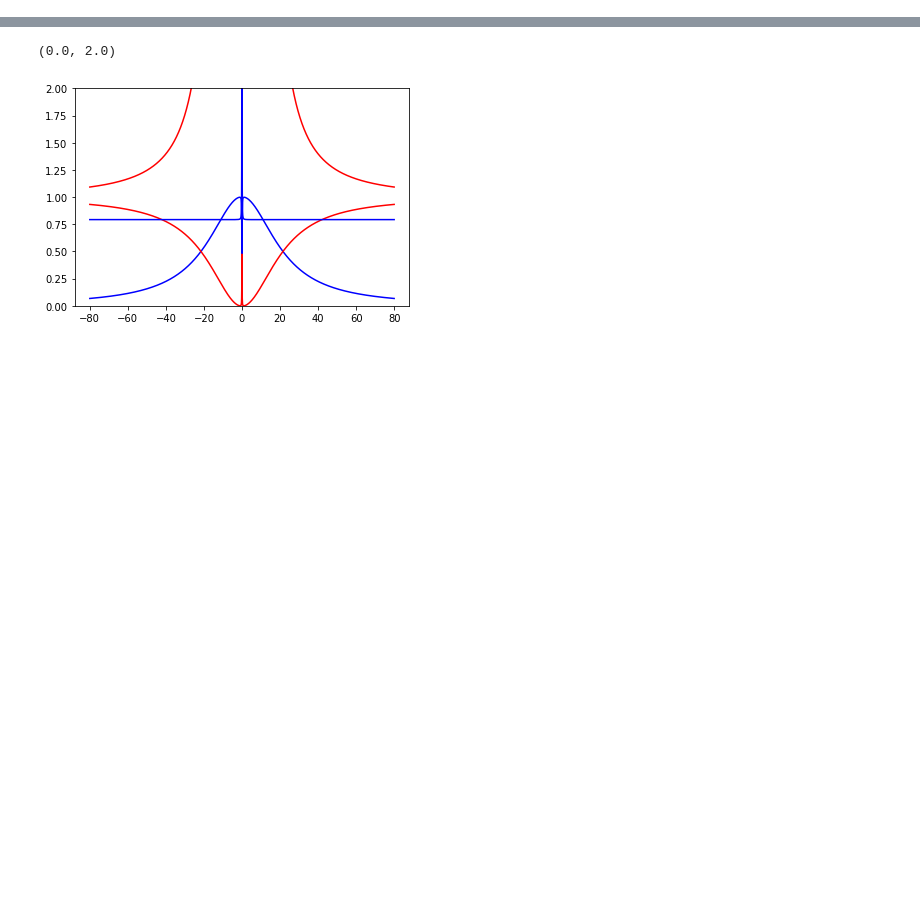
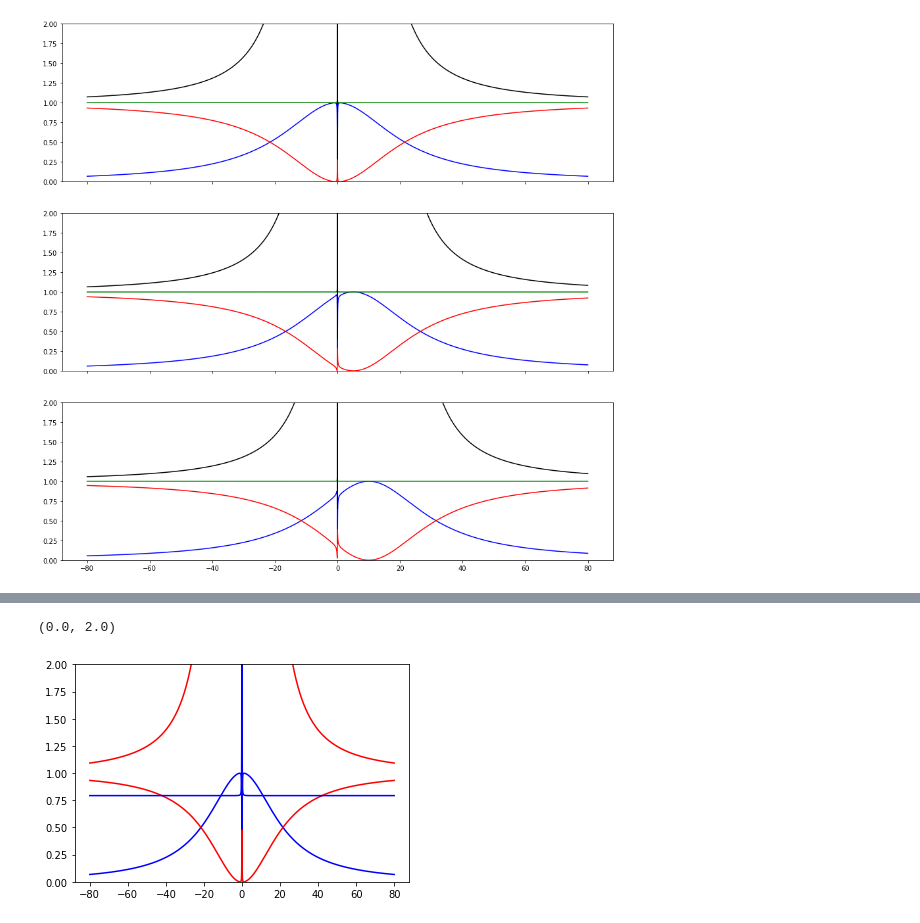
Before and after one commit to melmatt7/cqed_photon_statistics, a Jupyter notebook: testing.ipynb, the cells around one changed output, grey strips where cells are left out. Cells and saved outputs as stored; diff of their text form; code cells hidden in the pictures; blank space fills up the shorter version.

Commit message:
second subspace works

```diff
--- a/testing.ipynb
+++ b/testing.ipynb
@@ -0,0 +38,39 @@
+# %%
+from PhotonTransmission import PhotonTransmission
+import matplotlib.pyplot as plt
+import numpy as np
+
+plot_params = {}
+sim_params = {}
+
+plot_params['s'] = 0.2
+plot_params['lim1'] = -80
+plot_params['lim2'] = 80
+plot_params['wnum'] = 5000
+plot_params['time_val'] = 0
+
+sim_params['k']  = 43    # cavity linewidth (4.3 - Q~100,000, 43 - Q~10,000)
+sim_params['k1'] = sim_params['k']/2
+sim_params['k2'] = sim_params['k']/2
+sim_params['gnd'] = 1
+sim_params['go'] = 0.32  # rabi frequency
+sim_params['g']  = 0.043 # emitter linewidth
+sim_params['Gc'] = 0     # additional loss channel
+sim_params['we'] = 0     # emitter detuning
+sim_params['J']  = 0     # dipole-dipole coupling
+sim_params['N']  = 5
+
+fig, axs = plt.subplots(3, sharex=True, sharey=True, figsize=(15, 15))
+
+wc_list = [0, 5, 10]
+for i in range(len(wc_list)):
+    sim_params['wc']  = wc_list[i]
+    pt1 = PhotonTransmission(plot_params, sim_params)
+    x, y1, y2, y3, y4 = pt1.calc_second_subspace()
+    axs[i].plot(x, y1, 'b')
+    axs[i].plot(x, y2, 'r')
+    axs[i].plot(x, y3, 'g')
+    axs[i].plot(x, y4, 'k')
+    axs[i].set_ylim([0,2])
+# %% [output]
+[figure, added]
```
Also changed, not shown: parts of 6 cells of this notebook, 6 other files.
